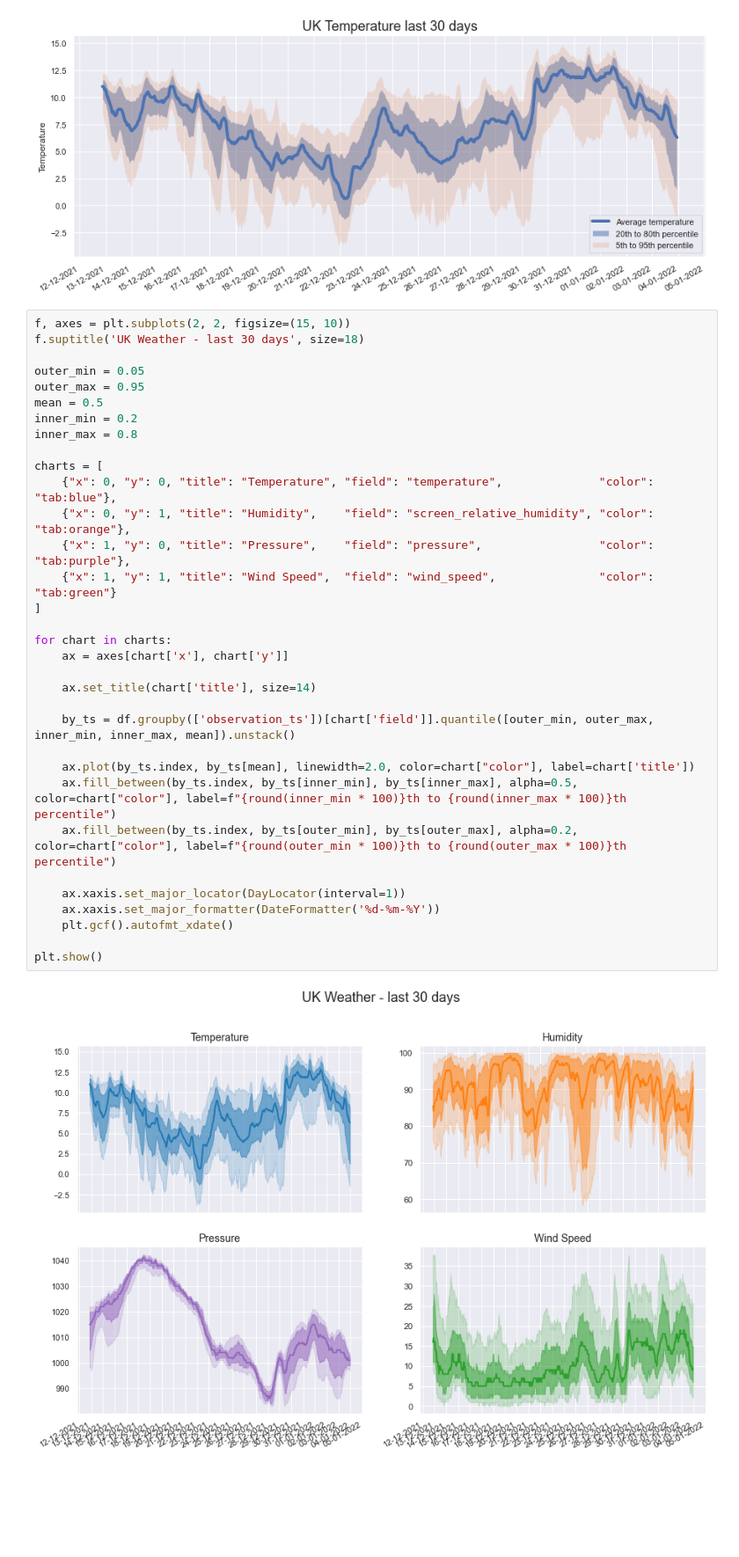
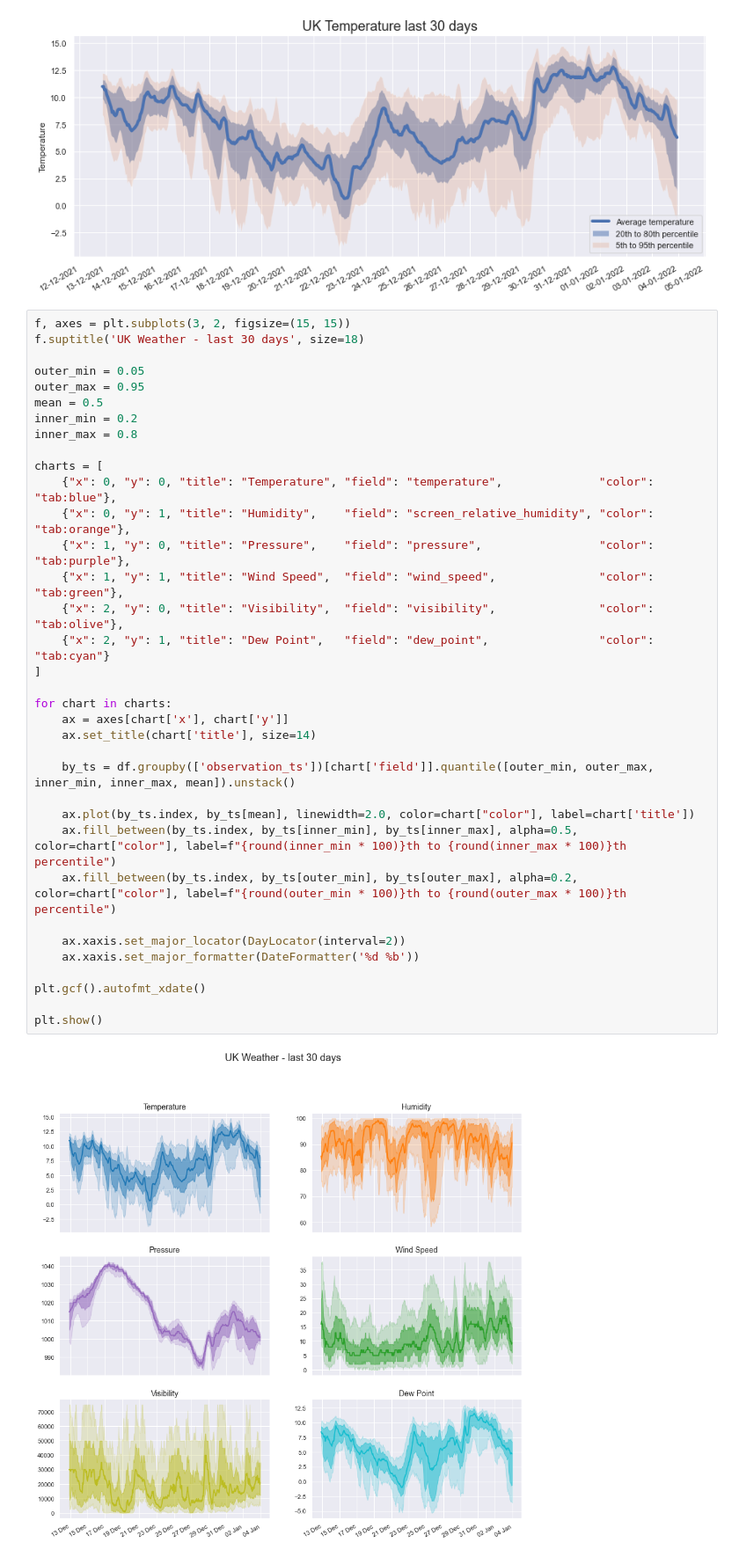
Before and after one commit to DanteLore/weather-notebook, a Jupyter notebook: charts.ipynb, the cells around one changed output. Shown at 88% size. Drawn from its saved outputs; the diff is of its cells as text; blank space fills up the shorter version.

```diff
--- a/charts.ipynb
+++ b/charts.ipynb
@@ -66,37 +66,39 @@ plt.show()
 # %% [output]
 [figure]
 # %%
-f, axes = plt.subplots(2, 2, figsize=(15, 10))
+f, axes = plt.subplots(3, 2, figsize=(15, 15))
 f.suptitle('UK Weather - last 30 days', size=18)
 
 outer_min = 0.05
 outer_max = 0.95
 mean = 0.5
 inner_min = 0.2
 inner_max = 0.8
 
 charts = [
     {"x": 0, "y": 0, "title": "Temperature", "field": "temperature",              "color": "tab:blue"},
     {"x": 0, "y": 1, "title": "Humidity",    "field": "screen_relative_humidity", "color": "tab:orange"},
     {"x": 1, "y": 0, "title": "Pressure",    "field": "pressure",                 "color": "tab:purple"},
-    {"x": 1, "y": 1, "title": "Wind Speed",  "field": "wind_speed",               "color": "tab:green"}
+    {"x": 1, "y": 1, "title": "Wind Speed",  "field": "wind_speed",               "color": "tab:green"},
+    {"x": 2, "y": 0, "title": "Visibility",  "field": "visibility",               "color": "tab:olive"},
+    {"x": 2, "y": 1, "title": "Dew Point",   "field": "dew_point",                "color": "tab:cyan"}
 ]
 
 for chart in charts:
     ax = axes[chart['x'], chart['y']]
-
     ax.set_title(chart['title'], size=14)
 
     by_ts = df.groupby(['observation_ts'])[chart['field']].quantile([outer_min, outer_max, inner_min, inner_max, mean]).unstack()
 
     ax.plot(by_ts.index, by_ts[mean], linewidth=2.0, color=chart["color"], label=chart['title'])
     ax.fill_between(by_ts.index, by_ts[inner_min], by_ts[inner_max], alpha=0.5, color=chart["color"], label=f"{round(inner_min * 100)}th to {round(inner_max * 100)}th percentile")
     ax.fill_between(by_ts.index, by_ts[outer_min], by_ts[outer_max], alpha=0.2, color=chart["color"], label=f"{round(outer_min * 100)}th to {round(outer_max * 100)}th percentile")
 
-    ax.xaxis.set_major_locator(DayLocator(interval=1))
-    ax.xaxis.set_major_formatter(DateFormatter('%d-%m-%Y'))
-    plt.gcf().autofmt_xdate()
+    ax.xaxis.set_major_locator(DayLocator(interval=2))
+    ax.xaxis.set_major_formatter(DateFormatter('%d %b'))
+
+plt.gcf().autofmt_xdate()
 
 plt.show()
 # %% [output]
-[figure, old version]
+[figure, new version]
```
Also changed, not shown: parts of 1 cell of this notebook.
